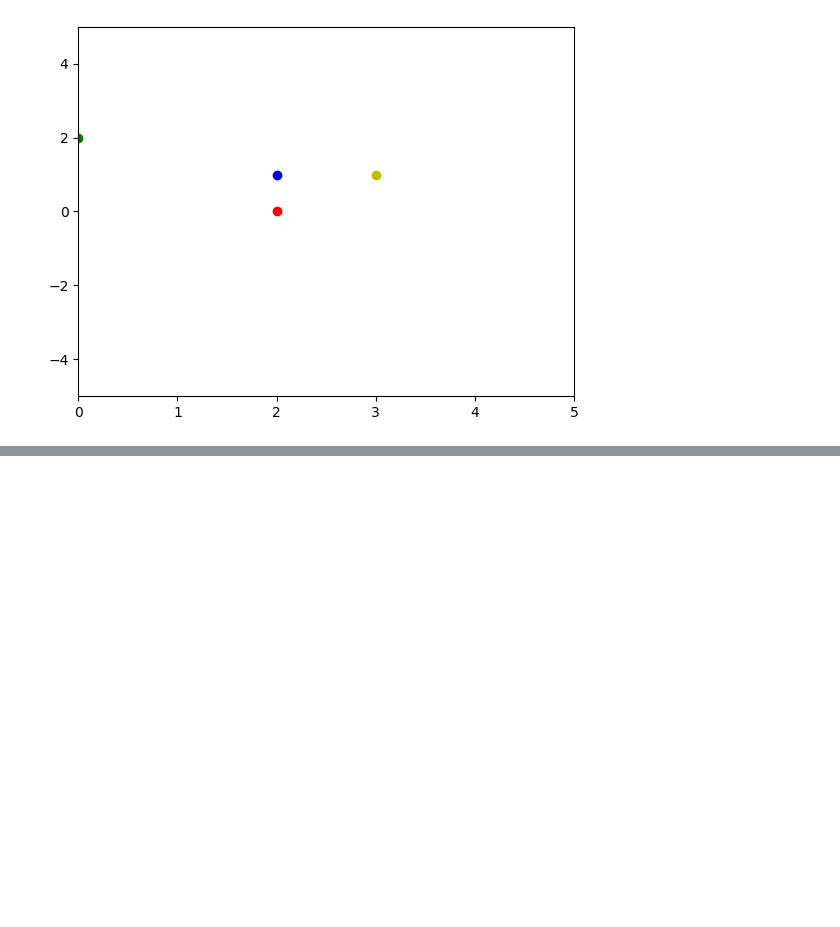
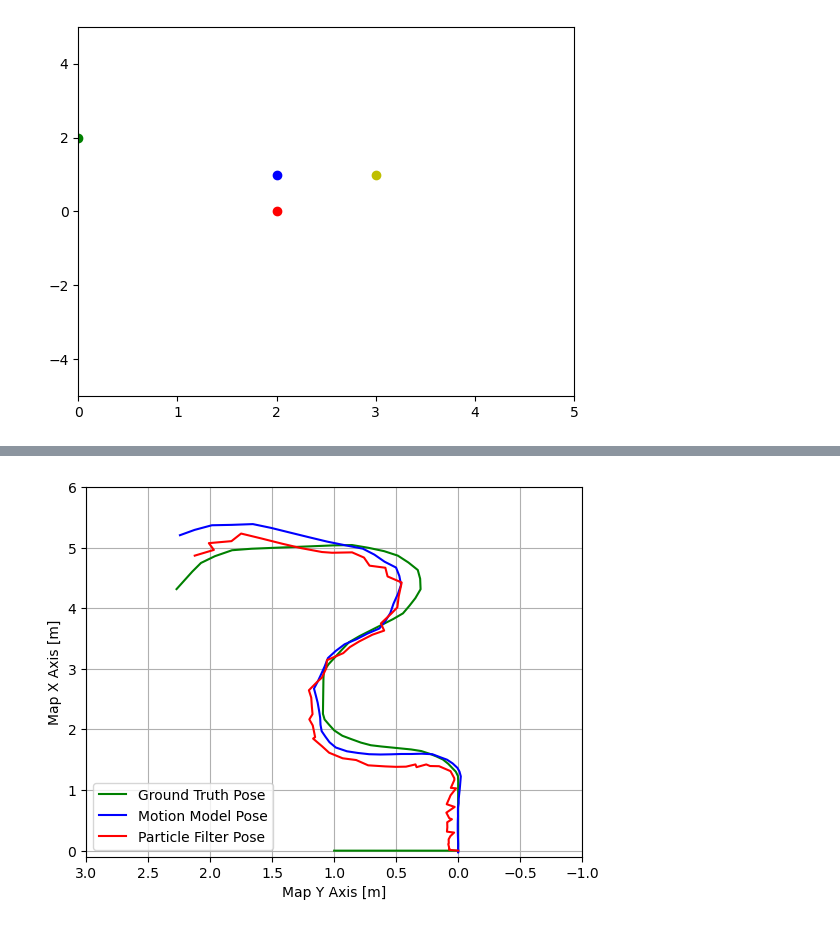
Before and after one commit to HassanHotait/RobotAutonomy, a Jupyter notebook: 34761_Robot_Autonomy_Navigation.ipynb, the cells around one changed output, grey strips where cells are left out. Drawn from its saved outputs; the diff is of its cells as text; code cells hidden in the pictures; blank space fills up the shorter version.

```diff
--- a/34761_Robot_Autonomy_Navigation.ipynb
+++ b/34761_Robot_Autonomy_Navigation.ipynb
@@ -271,0 +324,22 @@ plt.xlim(0, 5)
+# %%
+end = -45
+gt_path = np.load('gt.npy')[:,:end]
+mm_path = np.load('mm.npy')[:,:end]
+pf_path = np.load('pf.npy')[:,:end]
+# Plot the data
+fig, ax = plt.subplots()
+ax.plot(gt_path[1, :], gt_path[0, :], 'g-', label='Ground Truth Pose')
+ax.plot(mm_path[1, :], mm_path[0, :], 'b-', label='Motion Model Pose')
+ax.plot(pf_path[1, :], pf_path[0, :], 'r-', label='Particle Filter Pose')
+
+plt.xlim(-1, 3)
+plt.ylim(-0.1, 6)
+plt.xlabel('Map Y Axis [m]')
+plt.ylabel('Map X Axis [m]')
+plt.gca().invert_xaxis()  # Mirroring along the y-axis
+plt.legend()
+plt.grid(True)
+
+plt.savefig('mirrored_path.png')
+# %% [output]
+[figure, added]
```
Also changed, not shown: parts of 2 cells of this notebook, 8 other files.
